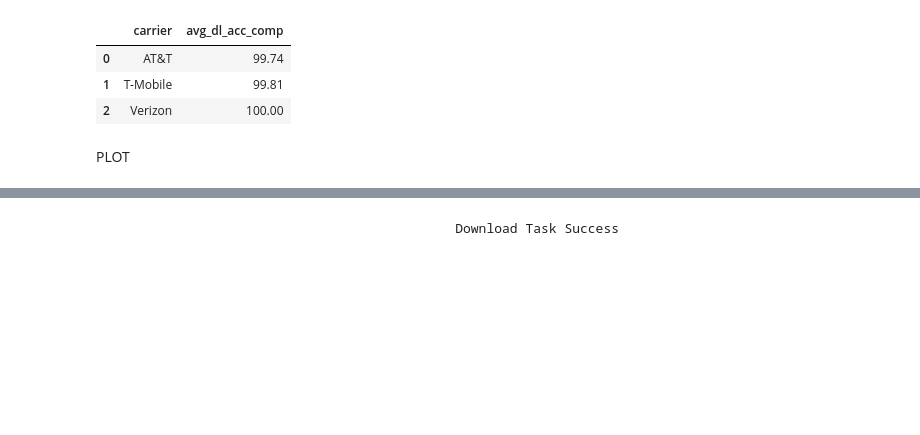
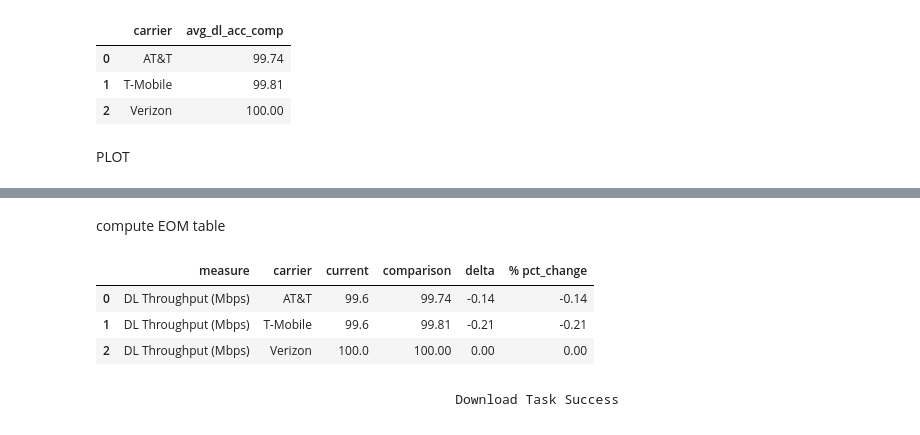
Before and after one commit to ookla-jennymassari/dq_reporting_test.py, a Jupyter notebook: dq_reporting_notebook.ipynb, the cells around one changed output, grey strips where cells are left out. Saved outputs shown, nothing was run; the diff lists cells and outputs as text; code cells hidden in the pictures; blank space fills up the shorter version.

```diff
--- a/dq_reporting_notebook.ipynb
+++ b/dq_reporting_notebook.ipynb
@@ -2349,3 +2342,35 @@ plt.show()
+# %% [markdown]
+compute EOM table
+# %%
+#Merge and select columns
+dl_acc = pd.merge(dl_all_acc_curr , dl_all_acc_comp, on='carrier', how='outer')
+
+#Delta
+dl_acc['delta'] = (dl_acc['avg_dl_acc_curr'] - dl_acc['avg_dl_acc_comp'])
+
+#Calculate percentage change
+dl_acc['pct_change'] = round(((dl_acc['avg_dl_acc_curr'] - dl_acc['avg_dl_acc_comp']) / dl_acc['avg_dl_acc_comp']) * 100, 2)
+
+# #Add measure column
+dl_acc['measure'] = 'DL Throughput (Mbps)'
+
+#Reorder columns
+dl_acc = dl_acc[['measure', 'carrier', 'avg_dl_acc_curr', 'avg_dl_acc_comp', 'delta', 'pct_change']]
+
+#Rename columns
+dl_acc = dl_acc.rename(columns={
+    'avg_dl_acc_curr': 'current',
+    'avg_dl_acc_comp': 'comparison',
+    'delta': 'delta',
+    'pct_change': '% pct_change'
+})
+
+dl_acc.head()
+# %% [output]
+|  | measure | carrier | current | comparison | delta | % pct_change |
+| 0 | DL Throughput (Mbps) | AT&T | 99.6 | 99.74 | -0.14 | -0.14 |
+| 1 | DL Throughput (Mbps) | T-Mobile | 99.6 | 99.81 | -0.21 | -0.21 |
+| 2 | DL Throughput (Mbps) | Verizon | 100.0 | 100.00 | 0.00 | 0.00 |
 # %% [markdown]
                                                 Download Task Success
 # %%
```
Also changed, not shown: parts of 3 cells of this notebook.
